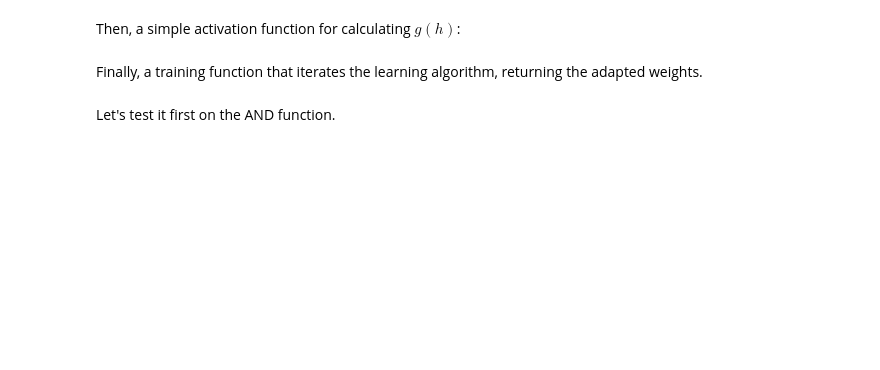
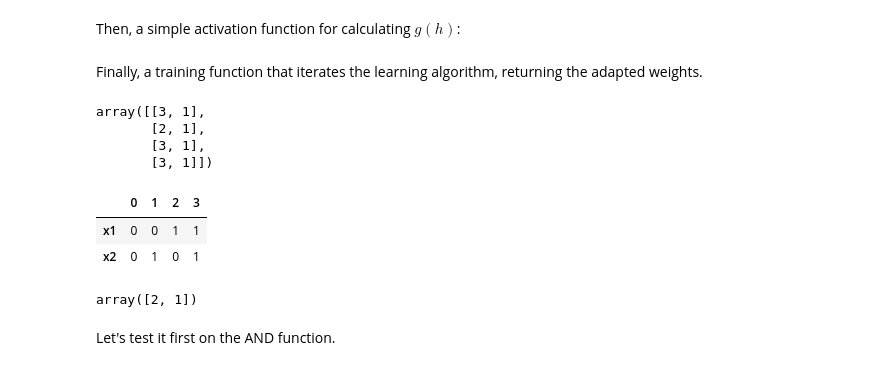
Before and after one commit to sachinkun21/ANN_with-Python, a Jupyter notebook: Intro_to_Deep_Learning.ipynb, the cells around one changed output. Cells and saved outputs as stored; diff of their text form; code cells hidden in the pictures; blank space fills up the shorter version.

```diff
--- a/Intro_to_Deep_Learning.ipynb
+++ b/Intro_to_Deep_Learning.ipynb
@@ -217,4 +234,11 @@ Then, a simple activation function for calculating $g(h)$:
 g = lambda inputs, weights: np.where(np.dot(inputs, weights)>0, 1, 0)
 # %% [markdown]
 Finally, a training function that iterates the learning algorithm, returning the adapted weights.
+# %%
+np.c_[[3,2,3,3],[1,1,1,1]]
+# %% [output]
+array([[3, 1],
+       [2, 1],
+       [3, 1],
+       [3, 1]])
 # %%
@@ -231,4 +268,14 @@ def train(inputs, targets, weights, eta, n_iterations):
     return(weights)
+# %%
+np.transpose(inputs)
+# %% [output]
+|  | 0 | 1 | 2 | 3 |
+| x1 | 0 | 0 | 1 | 1 |
+| x2 | 0 | 1 | 0 | 1 |
+# %%
+np.dot(np.transpose(inputs),[1,0,1,1])
+# %% [output]
+array([2, 1])
 # %% [markdown]
 Let's test it first on the AND function.
 # %%
```
Also changed, not shown: parts of 7 cells of this notebook.
